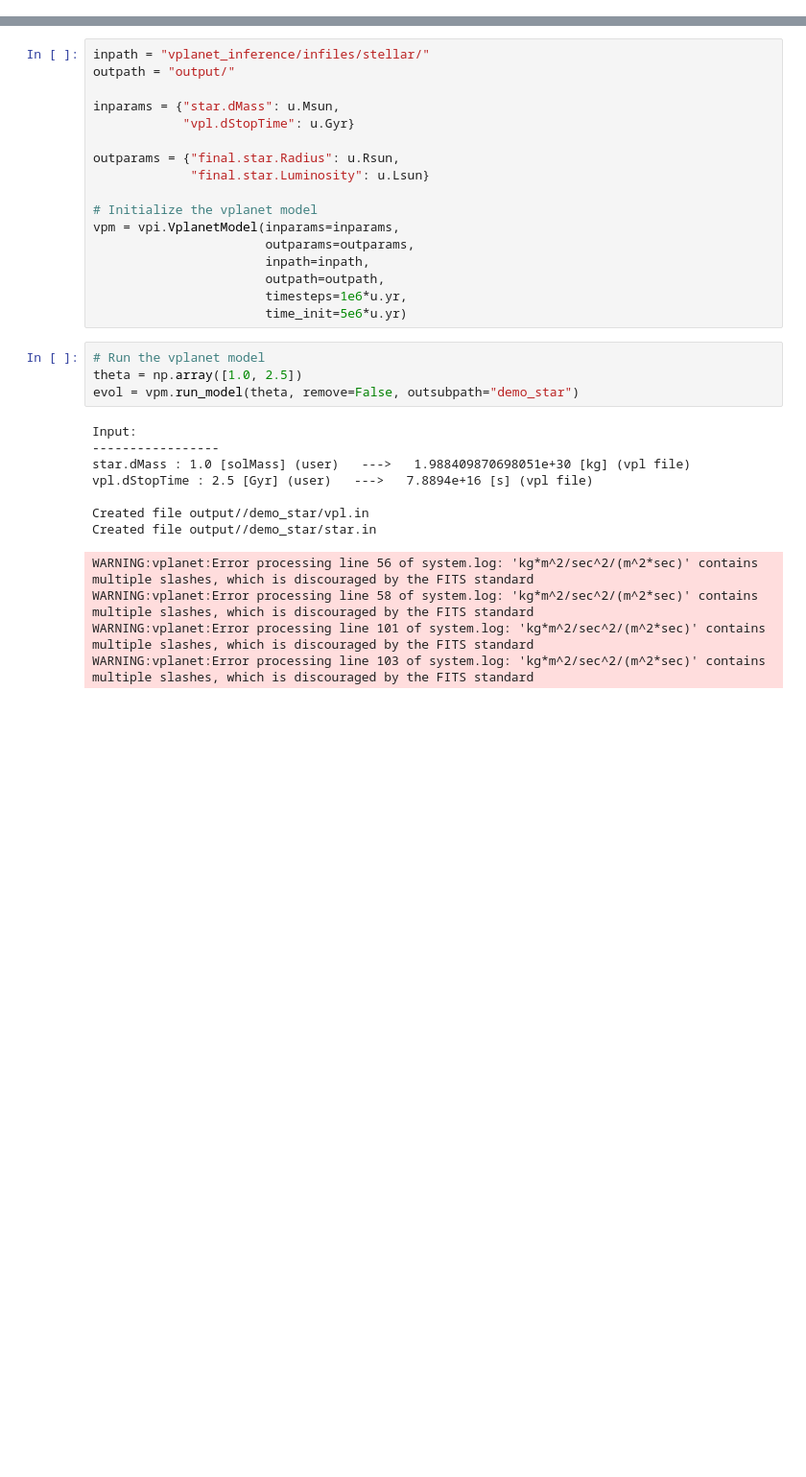
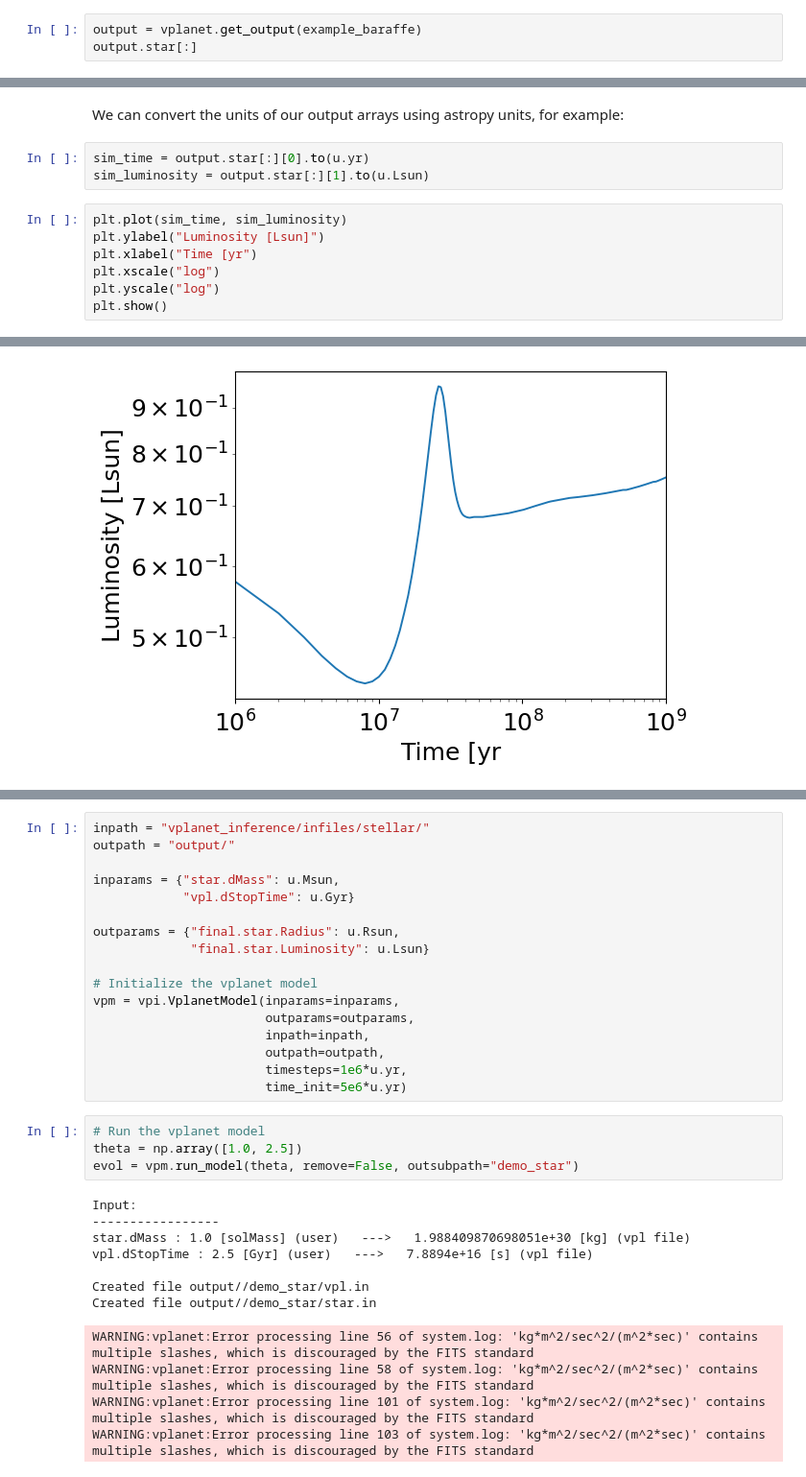
Before and after one commit to jbirky/yupra, a Jupyter notebook: tutorials/0_test.ipynb, the cells around one changed output, grey strips where cells are left out. Shown at 96% size. Cells and saved outputs as stored; diff of their text form; blank space fills up the shorter version.

```diff
--- a/tutorials/0_test.ipynb
+++ b/tutorials/0_test.ipynb
@@ -36,0 +136,3 @@ import os
+# %%
+output = vplanet.get_output(example_baraffe)
+output.star[:]
@@ -36,0 +152,13 @@ import os
+# %% [markdown]
+We can convert the units of our output arrays using astropy units, for example:
+# %%
+sim_time = output.star[:][0].to(u.yr)
+sim_luminosity = output.star[:][1].to(u.Lsun)
+# %%
+plt.plot(sim_time, sim_luminosity)
+plt.ylabel("Luminosity [Lsun]")
+plt.xlabel("Time [yr")
+plt.xscale("log")
+plt.yscale("log")
+plt.show()
+# %% [output]
@@ -36,0 +167 @@ import os
+[figure, added]
```
Also changed, not shown: parts of 37 cells of this notebook.
